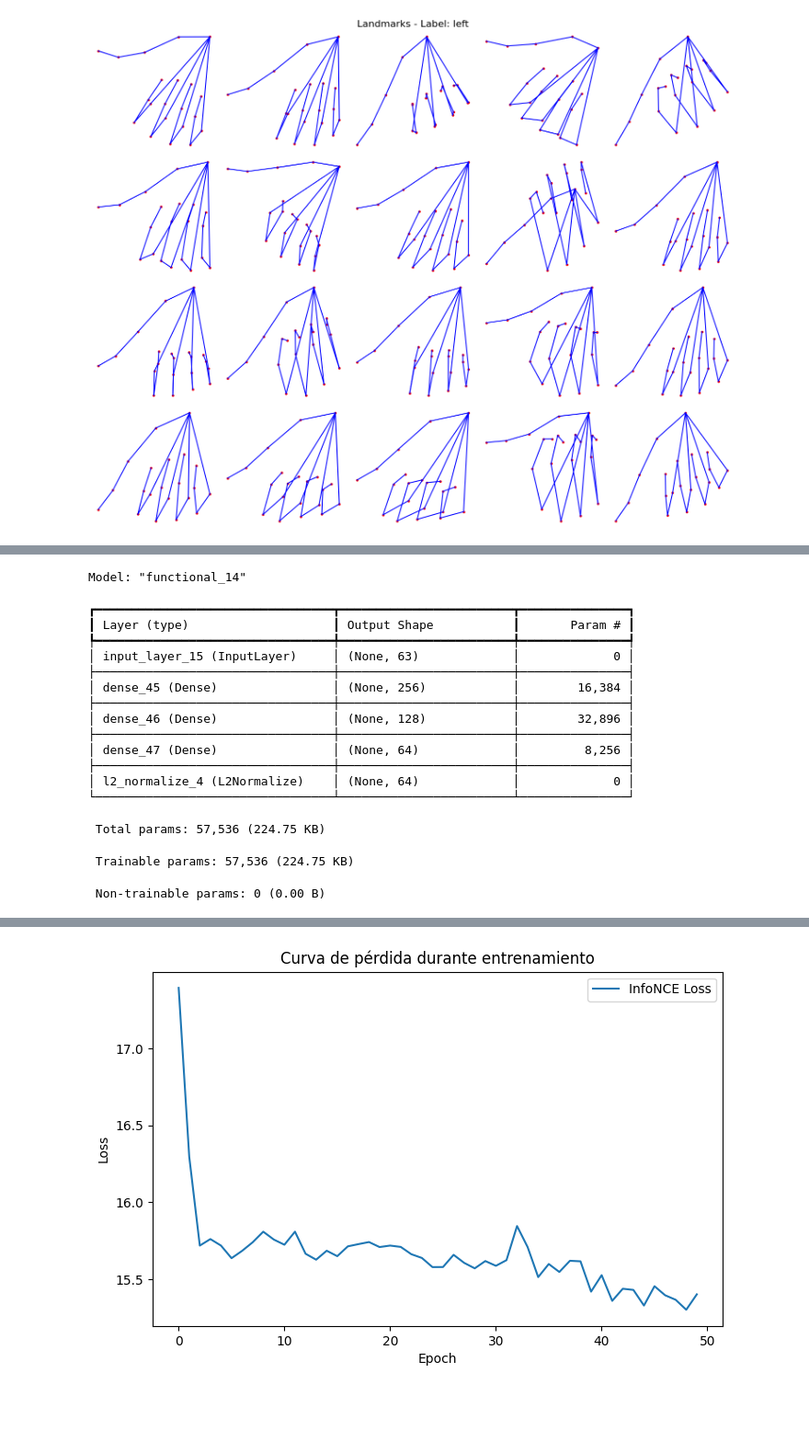
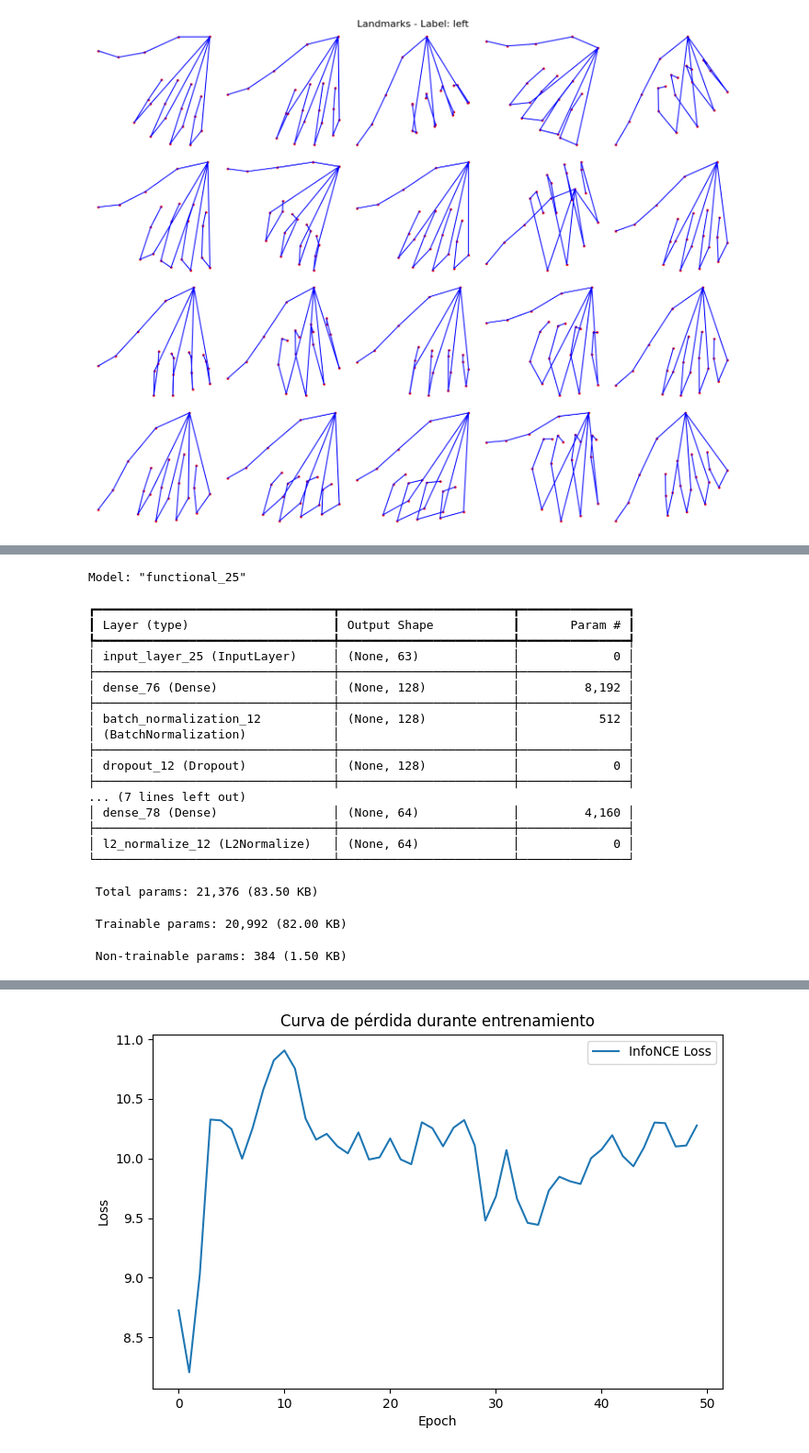
Before and after one commit to LuisGrigore/GestureDetector, a Jupyter notebook: Untitled.ipynb, the cells around one changed output, grey strips where cells are left out. Shown at 92% size. Drawn from its saved outputs; the diff is of its cells as text; code cells hidden in the pictures; blank space fills up the shorter version.

```diff
--- a/Untitled.ipynb
+++ b/Untitled.ipynb
@@ -609,7 +609,7 @@ def augment_landmarks(landmarks):
 dfB_copy = dfB.copy()
 dfB_copy['label'] = dfB_copy['label'].replace({'none': 'unknown'})
 
-TARGET_SAMPLES = 200
+TARGET_SAMPLES = 500
 augmented_rows = []
 lm_cols_B = [f'lm_{i}' for i in range(21*3)]
 classes_B = dfB_copy['label'].unique()
@@ -641,7 +641,7 @@ dfB_augmented = pd.DataFrame(augmented_rows)
 # Dataset A → tabular (sin augmentación)
 # =====================================================
 
-dfA_subset = dfA.head(400)
+dfA_subset = dfA.head(500)
 flat_data = dfA_subset['landmarks'].apply(extract_flat_landmarks)
 flat_data = flat_data.dropna()
 
@@ -915,8 +971,12 @@ input_dim = X_train.shape[1]
 embedding_dim = 64
 
 inputs = tf.keras.Input(shape=(input_dim,))
-x = layers.Dense(256, activation='relu')(inputs)
-x = layers.Dense(128, activation='relu')(x)
+x = layers.Dense(128, activation='relu')(inputs)
+x = layers.BatchNormalization()(x)
+x = layers.Dropout(0.3)(x)
+x = layers.Dense(64, activation='relu')(x)
+x = layers.BatchNormalization()(x)
+x = layers.Dropout(0.2)(x)
 embeddings = layers.Dense(embedding_dim)(x)
 embeddings = L2Normalize()(embeddings)
 
@@ -998,20 +1058,24 @@ plt.show()
 # -----------------------------
 embedding_model.save("hand_gesture_embedding_model_with_unknowns_good.keras")
 # %% [output]
-Model: "functional_14"
+Model: "functional_25"
 ┏━━━━━━━━━━━━━━━━━━━━━━━━━━━━━━━━━┳━━━━━━━━━━━━━━━━━━━━━━━━┳━━━━━━━━━━━━━━━┓
 ┃ Layer (type)                    ┃ Output Shape           ┃       Param # ┃
 ┡━━━━━━━━━━━━━━━━━━━━━━━━━━━━━━━━━╇━━━━━━━━━━━━━━━━━━━━━━━━╇━━━━━━━━━━━━━━━┩
-│ input_layer_15 (InputLayer)     │ (None, 63)             │             0 │
+│ input_layer_25 (InputLayer)     │ (None, 63)             │             0 │
 ├─────────────────────────────────┼────────────────────────┼───────────────┤
-│ dense_45 (Dense)                │ (None, 256)            │        16,384 │
+│ dense_76 (Dense)                │ (None, 128)            │         8,192 │
 ├─────────────────────────────────┼────────────────────────┼───────────────┤
-│ dense_46 (Dense)                │ (None, 128)            │        32,896 │
+│ batch_normalization_12          │ (None, 128)            │           512 │
+│ (BatchNormalization)            │                        │               │
 ├─────────────────────────────────┼────────────────────────┼───────────────┤
-│ dense_47 (Dense)                │ (None, 64)             │         8,256 │
+│ dropout_12 (Dropout)            │ (None, 128)            │             0 │
 ├─────────────────────────────────┼────────────────────────┼───────────────┤
-│ l2_normalize_4 (L2Normalize)    │ (None, 64)             │             0 │
+... (7 lines left out)
+│ dense_78 (Dense)                │ (None, 64)             │         4,160 │
+├─────────────────────────────────┼────────────────────────┼───────────────┤
+│ l2_normalize_12 (L2Normalize)   │ (None, 64)             │             0 │
 └─────────────────────────────────┴────────────────────────┴───────────────┘
- Total params: 57,536 (224.75 KB)
+ Total params: 21,376 (83.50 KB)
- Trainable params: 57,536 (224.75 KB)
+ Trainable params: 20,992 (82.00 KB)
- Non-trainable params: 0 (0.00 B)
+ Non-trainable params: 384 (1.50 KB)
@@ -1035,4 +1099,4 @@ Epoch 50/50, Loss: 15.4020
-[figure, old version]
+[figure, new version]
 # %%
 from sklearn.decomposition import PCA
 from sklearn.manifold import TSNE
```
Also changed, not shown: parts of 5 cells of this notebook, 2 other files.
